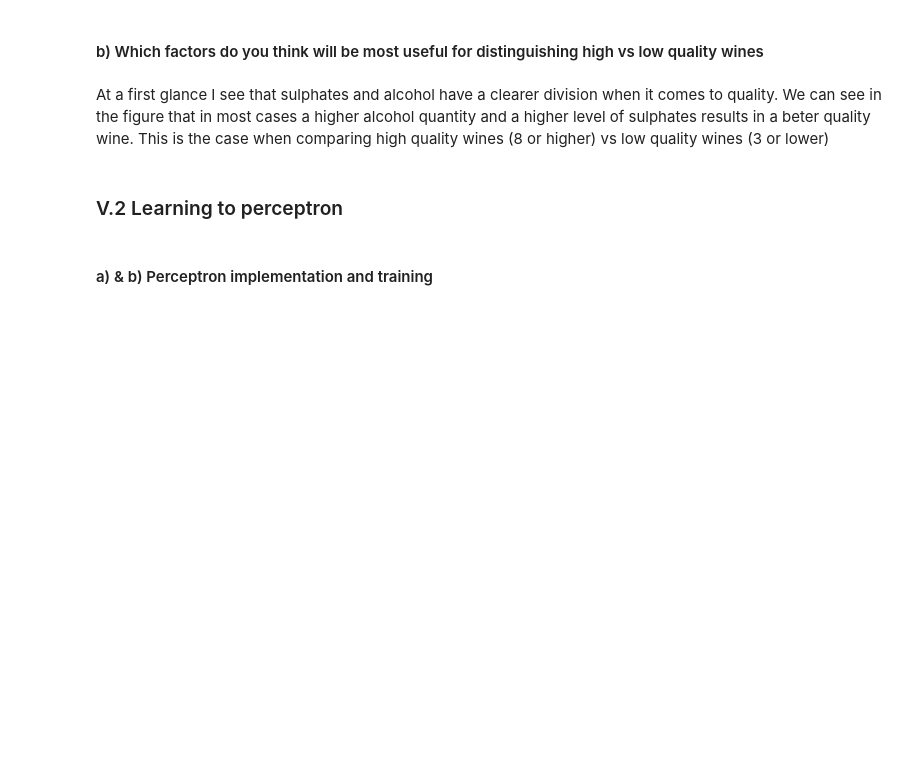
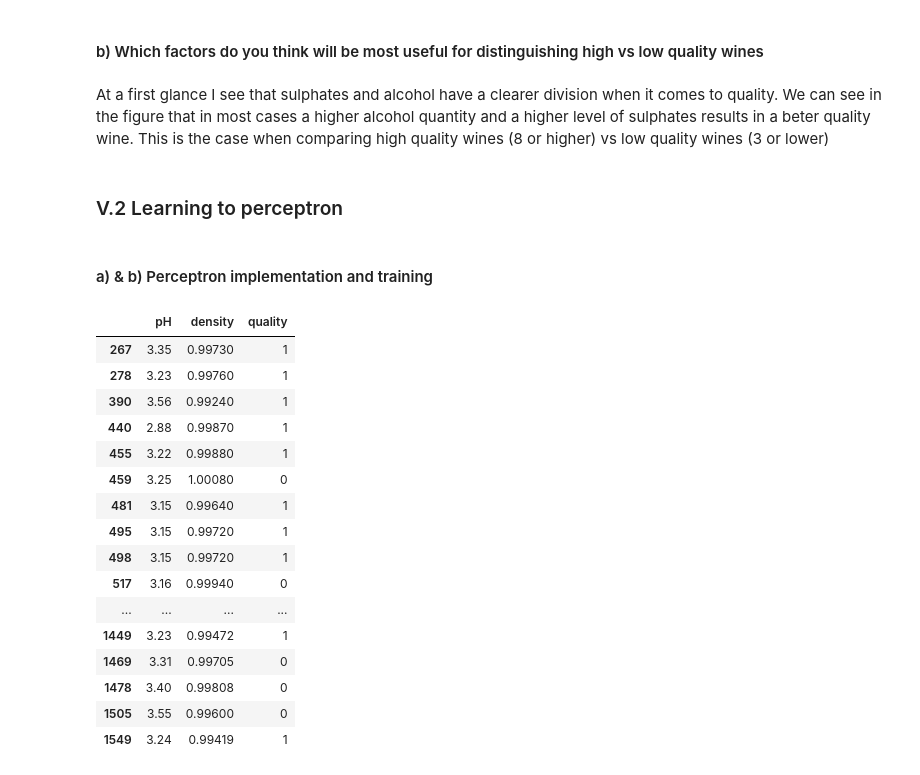
Before and after one commit to ThomasH88/ft_sommelier, a Jupyter notebook: ft_sommelier.ipynb, the cells around one changed output. Cells and saved outputs as stored; diff of their text form; code cells hidden in the pictures; blank space fills up the shorter version.

```diff
--- a/ft_sommelier.ipynb
+++ b/ft_sommelier.ipynb
@@ -4,13 +4,13 @@
 import pandas as pd
 import matplotlib.pyplot as plt
 # %%
-#red_wine_df = pd.read_csv("/nfs/2018/t/tholzheu/42_program/ft_sommelier/resources/winequality-red.csv", sep=';')
-#white_wine_df = pd.read_csv("/nfs/2018/t/tholzheu/42_program/ft_sommelier/resources/winequality-white.csv", sep=';')
+red_wine_df = pd.read_csv("/nfs/2018/t/tholzheu/42_program/ft_sommelier/resources/winequality-red.csv", sep=';')
+white_wine_df = pd.read_csv("/nfs/2018/t/tholzheu/42_program/ft_sommelier/resources/winequality-white.csv", sep=';')
 
 # my computer
 
-red_wine_df = pd.read_csv("/home/thomas/42/github/ft_sommelier/resources/winequality-red.csv", sep=';')
-white_wine_df = pd.read_csv("/home/thomas/42/github/ft_sommelier/resources/winequality-white.csv", sep=';')
+#red_wine_df = pd.read_csv("/home/thomas/42/github/ft_sommelier/resources/winequality-red.csv", sep=';')
+#white_wine_df = pd.read_csv("/home/thomas/42/github/ft_sommelier/resources/winequality-white.csv", sep=';')
 # %%
 print(len(red_wine_df))
 red_wine_df.head()
@@ -92,0 +101,23 @@ def perceptron_trainer(data, l_rate, epochs):
+# %%
+tmp = red_wine_df[['pH', 'density', 'quality']][(red_wine_df['quality'] >= 8) | (red_wine_df['quality'] <=3)]
+tmp['quality'].where(tmp['quality'] <= 3, 1, inplace=True)
+tmp['quality'].where(tmp['quality'] == 1, 0, inplace=True)
+tmp
+# %% [output]
+|  | pH | density | quality |
+| 267 | 3.35 | 0.99730 | 1 |
+| 278 | 3.23 | 0.99760 | 1 |
+| 390 | 3.56 | 0.99240 | 1 |
+| 440 | 2.88 | 0.99870 | 1 |
+| 455 | 3.22 | 0.99880 | 1 |
+| 459 | 3.25 | 1.00080 | 0 |
+| 481 | 3.15 | 0.99640 | 1 |
+| 495 | 3.15 | 0.99720 | 1 |
+| 498 | 3.15 | 0.99720 | 1 |
+| 517 | 3.16 | 0.99940 | 0 |
+| ... | ... | ... | ... |
+| 1449 | 3.23 | 0.99472 | 1 |
+| 1469 | 3.31 | 0.99705 | 0 |
+| 1478 | 3.40 | 0.99808 | 0 |
+| 1505 | 3.55 | 0.99600 | 0 |
+| 1549 | 3.24 | 0.99419 | 1 |
```
Also changed, not shown: parts of 1 cell of this notebook.
